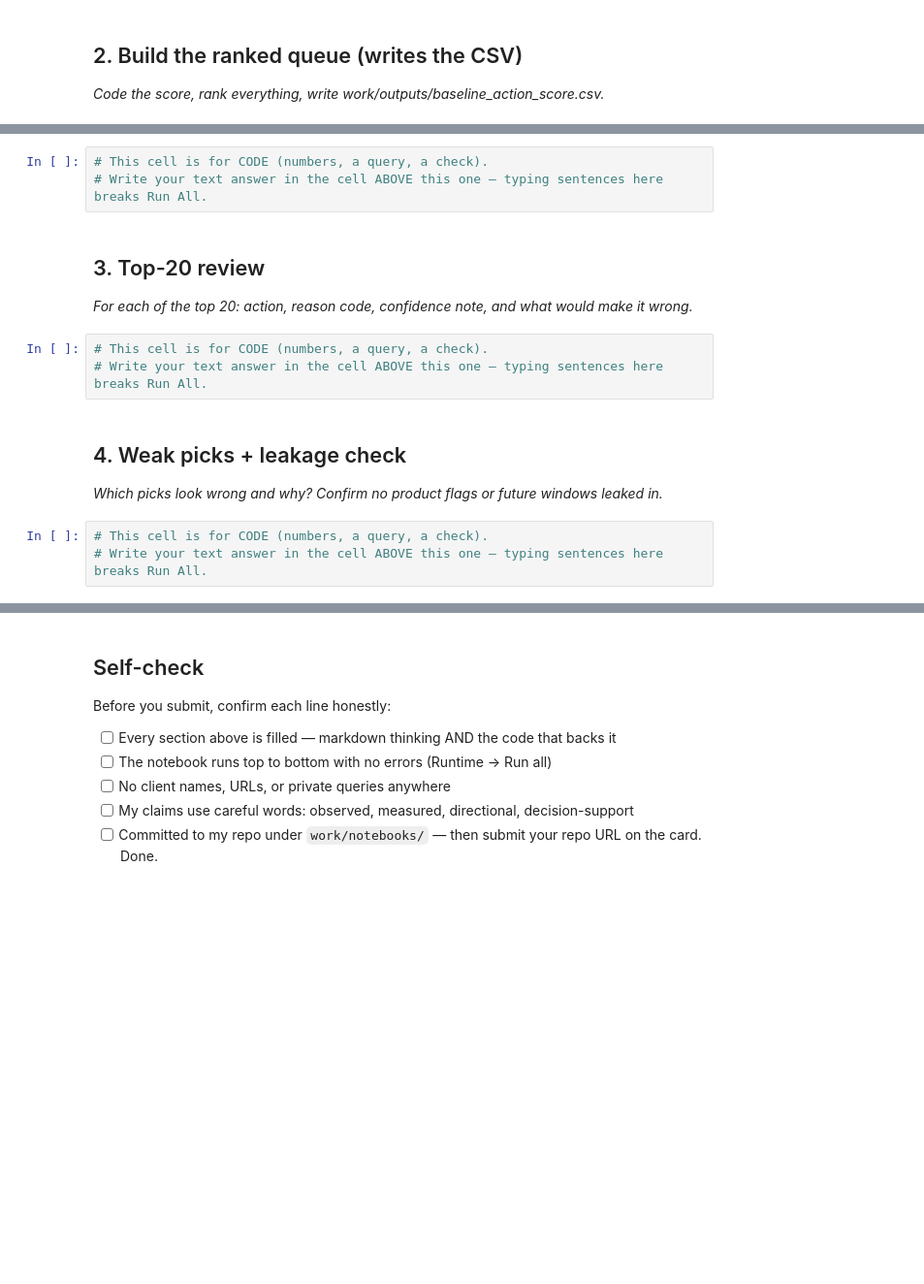
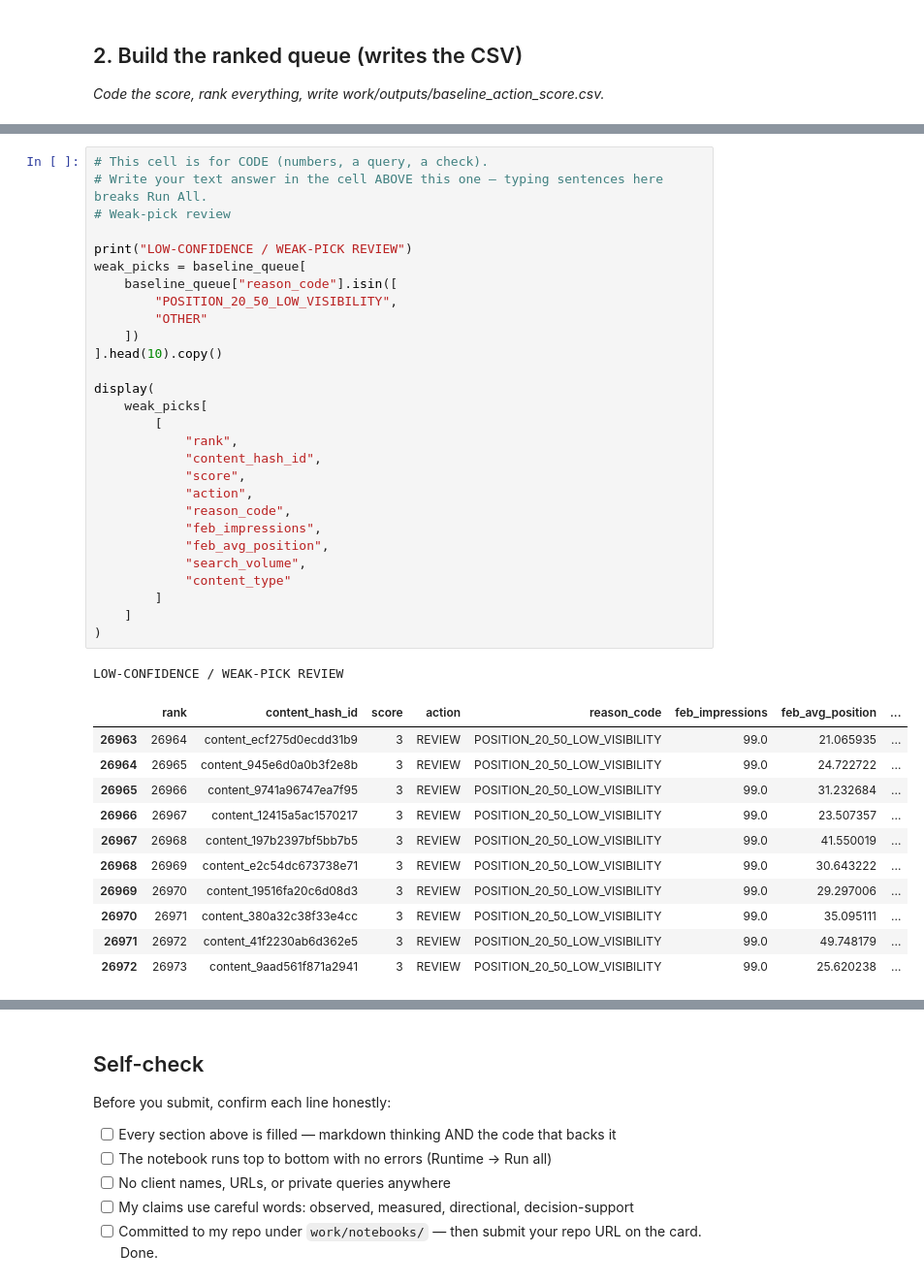
Before and after one commit to karishmaram-tech/flyrank-ml-internship, a Jupyter notebook: work/notebooks/w04_baseline_score.ipynb, the cells around one changed output, grey strips where cells are left out. Shown at 97% size. Drawn from its saved outputs; the diff is of its cells as text; blank space fills up the shorter version.

```diff
--- a/work/notebooks/w04_baseline_score.ipynb
+++ b/work/notebooks/w04_baseline_score.ipynb
@@ -20,17 +616,41 @@ This skeleton is yours to fill. Work the sections **in order** — each one has
 # %%
 # This cell is for CODE (numbers, a query, a check).
 # Write your text answer in the cell ABOVE this one — typing sentences here breaks Run All.
+# Weak-pick review
+
+print("LOW-CONFIDENCE / WEAK-PICK REVIEW")
+weak_picks = baseline_queue[
+    baseline_queue["reason_code"].isin([
+        "POSITION_20_50_LOW_VISIBILITY",
+        "OTHER"
+    ])
+].head(10).copy()
+
+display(
+    weak_picks[
+        [
+            "rank",
+            "content_hash_id",
+            "score",
+            "action",
+            "reason_code",
+            "feb_impressions",
+            "feb_avg_position",
+            "search_volume",
+            "content_type"
+        ]
+    ]
+)
+# %% [output]
+LOW-CONFIDENCE / WEAK-PICK REVIEW
+|  | rank | content_hash_id | score | action | reason_code | feb_impressions | feb_avg_position | ... |
+| 26963 | 26964 | content_ecf275d0ecdd31b9 | 3 | REVIEW | POSITION_20_50_LOW_VISIBILITY | 99.0 | 21.065935 | ... |
+| 26964 | 26965 | content_945e6d0a0b3f2e8b | 3 | REVIEW | POSITION_20_50_LOW_VISIBILITY | 99.0 | 24.722722 | ... |
+| 26965 | 26966 | content_9741a96747ea7f95 | 3 | REVIEW | POSITION_20_50_LOW_VISIBILITY | 99.0 | 31.232684 | ... |
+| 26966 | 26967 | content_12415a5ac1570217 | 3 | REVIEW | POSITION_20_50_LOW_VISIBILITY | 99.0 | 23.507357 | ... |
+| 26967 | 26968 | content_197b2397bf5bb7b5 | 3 | REVIEW | POSITION_20_50_LOW_VISIBILITY | 99.0 | 41.550019 | ... |
+| 26968 | 26969 | content_e2c54dc673738e71 | 3 | REVIEW | POSITION_20_50_LOW_VISIBILITY | 99.0 | 30.643222 | ... |
+| 26969 | 26970 | content_19516fa20c6d08d3 | 3 | REVIEW | POSITION_20_50_LOW_VISIBILITY | 99.0 | 29.297006 | ... |
+| 26970 | 26971 | content_380a32c38f33e4cc | 3 | REVIEW | POSITION_20_50_LOW_VISIBILITY | 99.0 | 35.095111 | ... |
+| 26971 | 26972 | content_41f2230ab6d362e5 | 3 | REVIEW | POSITION_20_50_LOW_VISIBILITY | 99.0 | 49.748179 | ... |
+| 26972 | 26973 | content_9aad561f871a2941 | 3 | REVIEW | POSITION_20_50_LOW_VISIBILITY | 99.0 | 25.620238 | ... |
-# %% [markdown]
-## 3. Top-20 review
-
-*For each of the top 20: action, reason code, confidence note, and what would make it wrong.*
-# %%
-# This cell is for CODE (numbers, a query, a check).
-# Write your text answer in the cell ABOVE this one — typing sentences here breaks Run All.
-# %% [markdown]
-## 4. Weak picks + leakage check
-
-*Which picks look wrong and why? Confirm no product flags or future windows leaked in.*
-# %%
-# This cell is for CODE (numbers, a query, a check).
-# Write your text answer in the cell ABOVE this one — typing sentences here breaks Run All.
```
Also changed, not shown: parts of 19 cells of this notebook.
